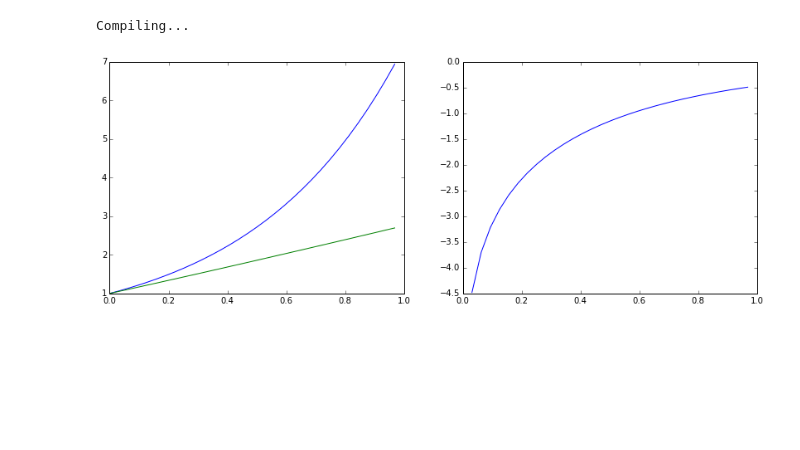
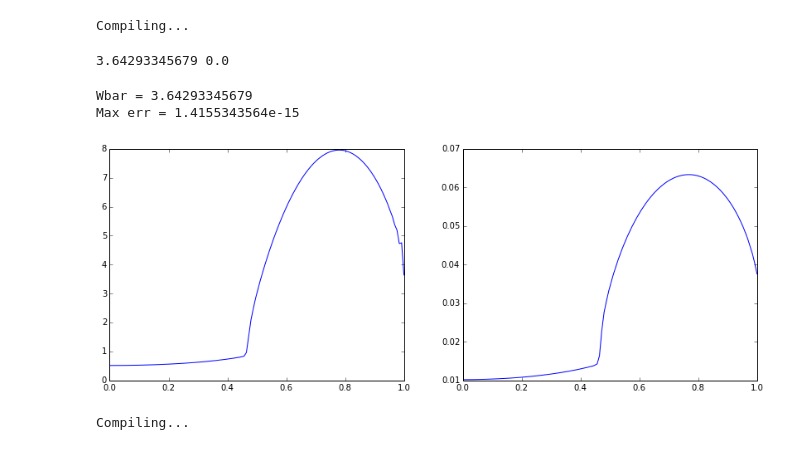
Before and after one commit to iamlemec/meteo, a Jupyter notebook: Meteo.ipynb, the cells around one changed output. Cells and saved outputs as stored; diff of their text form; code cells hidden in the pictures; blank space fills up the shorter version.

```diff
--- a/Meteo.ipynb
+++ b/Meteo.ipynb
@@ -58,9 +47,39 @@ varf_dict = mod_de2.array_to_dict(var_path[-1],mod_de2.var_info,mod_de2.var_size
+# %%
+pi = mod_de2.con_dict['pi']
+r = mod_de2.con_dict['r']
+gamma = mod_de2.con_dict['gamma']
+c = mod_de2.con_dict['c']
+qgrid = mod_de2.arg_info['q']['grid']
+
+((Wbar,),info,ier,msg) = opt.fsolve(lambda W: r*W-pi-(gamma-1)*c*(W/(gamma*c))**(gamma/(gamma-1)),2.0,full_output=True)
+Wgrid = Wbar*qgrid
+Wpgrid = Wbar*np.ones_like(qgrid)
+Wppgrid = np.zeros_like(qgrid)
+xgrid = (Wbar/(gamma*c))**(1/(gamma-1))*np.ones_like(qgrid)
+
+print Wbar,info['fvec'][0]
+(t_path,par_path,var_path) = mod_de2.homotopy_bde({"tau":0.0,"g":0.0},{"tau":0.15,"g":0.02},
+                                                  {"Wbar":Wbar,"W":[Wgrid,Wpgrid,Wppgrid],"x":xgrid},
+                                                  solve=False,output=False,delt=0.1,max_step=1000,max_newton=10)
+
+parf_dict = mod_de2.array_to_dict(par_path[-1],mod_de2.par_info,mod_de2.par_sizes)
+varf_dict = mod_de2.array_to_dict(var_path[-1],mod_de2.var_info,mod_de2.var_sizes)
+# %% [output]
+3.64293345679 0.0
 # %%
-grid = mod_de2.var_info['W']['grid']
-(x_fin,dx_fin,ddx_fin) = varf_dict['W']
-x_theor = np.exp(alpha1*grid)
+print 'Wbar = {}'.format(Wbar)
+print 'Max err = {}'.format(np.max(np.abs(mod_de2.eval_system(parf_dict,varf_dict))))
+grid = mod_de2.arg_info['q']['grid']
+(W_fin,dW_fin,ddW_fin) = varf_dict['W']
+x_fin = varf_dict['x']
 (fig,(ax1,ax2)) = subplots(1,2,figsize=(14,5))
-ax1.plot(grid,x_theor,grid,x_fin);
-ax2.plot(grid,np.log(np.abs((x_fin-x_theor)/x_theor)));
+ax1.plot(grid,dW_fin);
+ax2.plot(grid,x_fin);
 # %% [output]
+Wbar = 3.64293345679
+Max err = 1.4155343564e-15
-[figure, old version]
+[figure, new version]
+# %%
+mod_de3 = meteo.Model('model_diffeq3.json')
+# %% [output]
+Compiling...
```
Also changed, not shown: parts of 8 cells of this notebook, 5 other files.
